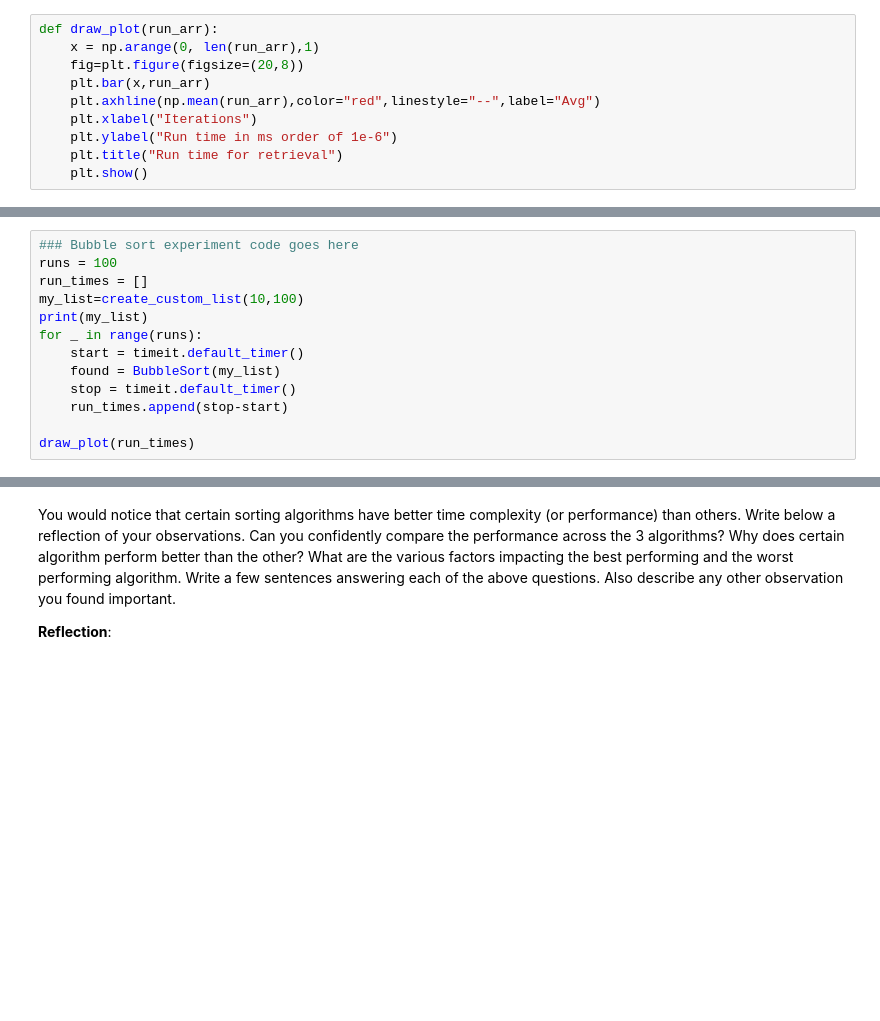
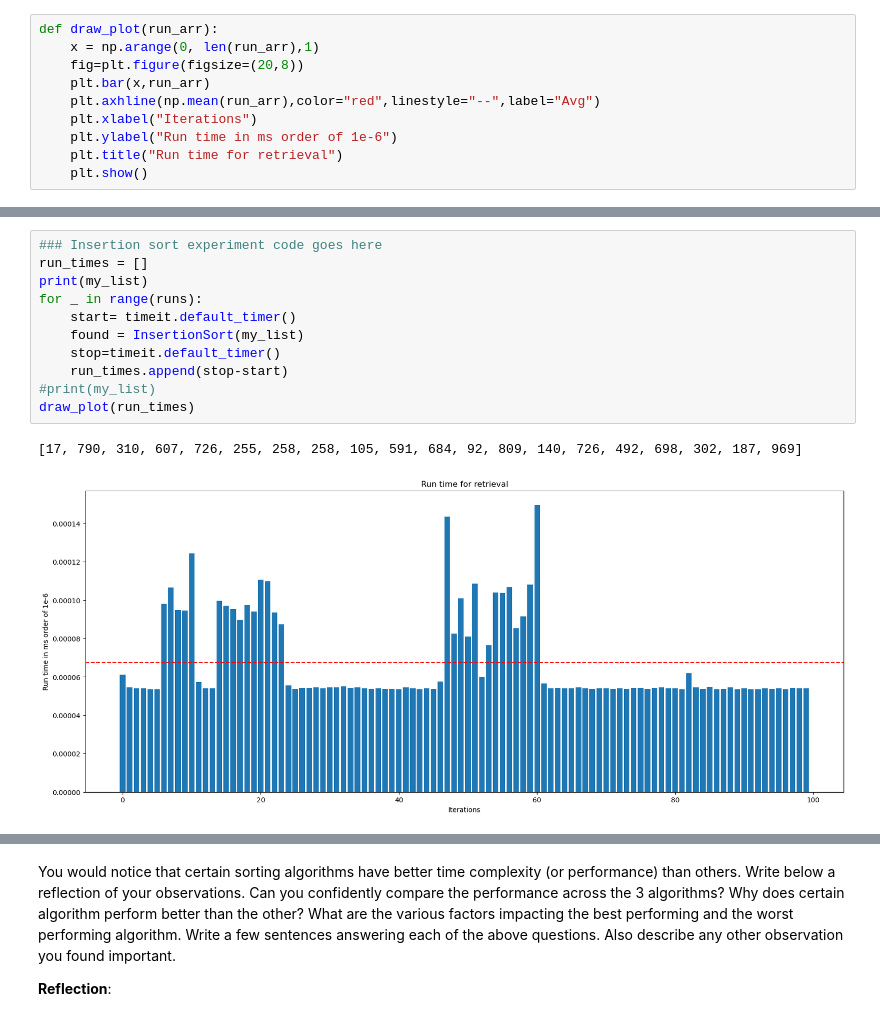
Before and after one commit to haaaarsh4/2XCE-Lab, a Jupyter notebook: Lab_II.ipynb, the cells around one changed output, grey strips where cells are left out. Saved outputs shown, nothing was run; the diff lists cells and outputs as text; blank space fills up the shorter version.

```diff
--- a/Lab_II.ipynb
+++ b/Lab_II.ipynb
@@ -104,14 +119,15 @@ def draw_plot(run_arr):
 # %%
-### Bubble sort experiment code goes here
-runs = 100
+### Insertion sort experiment code goes here
 run_times = []
-my_list=create_custom_list(10,100)
 print(my_list)
 for _ in range(runs):
-    start = timeit.default_timer()
-    found = BubbleSort(my_list)
-    stop = timeit.default_timer()
+    start= timeit.default_timer()
+    found = InsertionSort(my_list)
+    stop=timeit.default_timer()
     run_times.append(stop-start)
-
+#print(my_list)
 draw_plot(run_times)
+# %% [output]
+[17, 790, 310, 607, 726, 255, 258, 258, 105, 591, 684, 92, 809, 140, 726, 492, 698, 302, 187, 969]
+[figure, added]
 # %%
```
Also changed, not shown: parts of 7 cells of this notebook.
